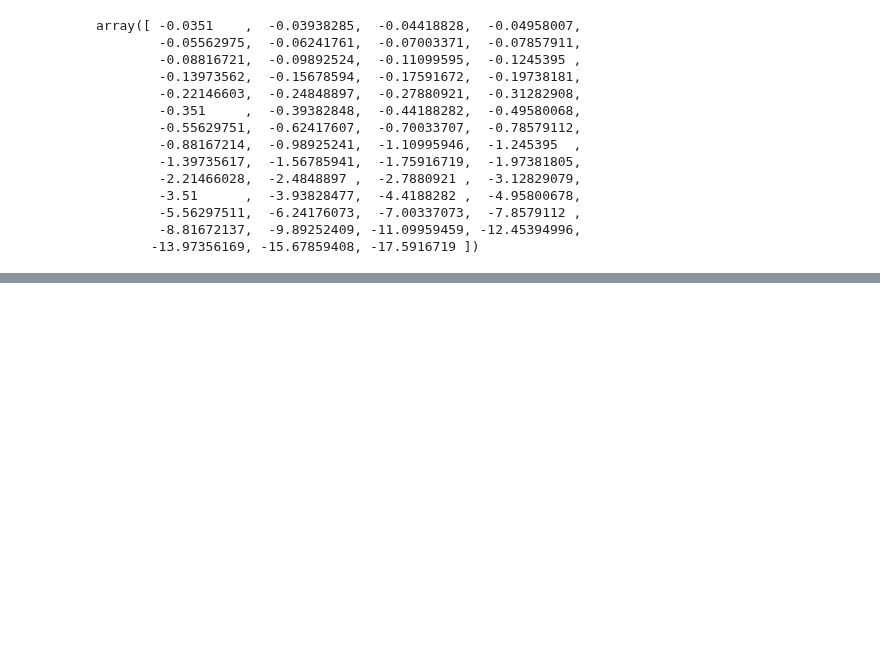
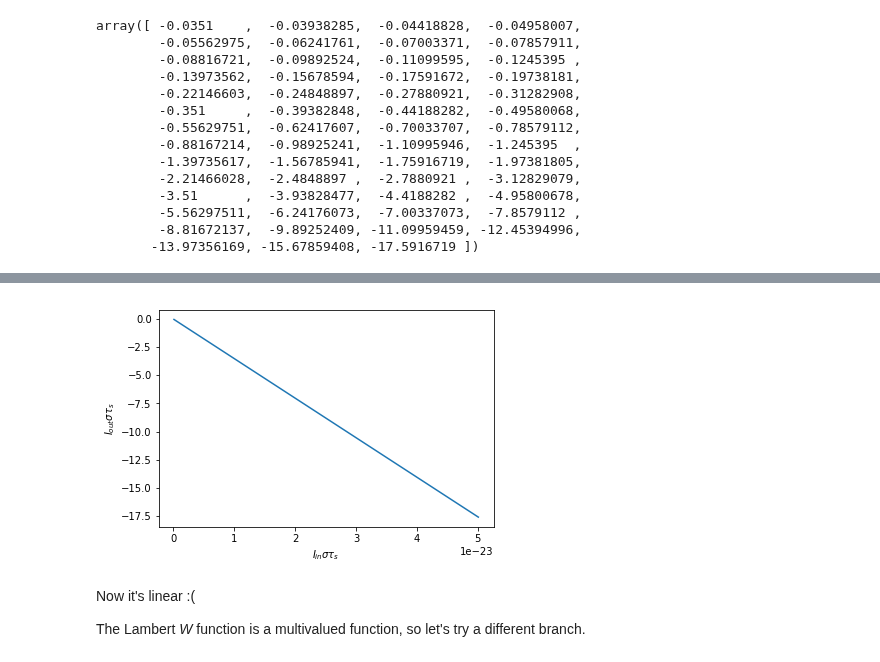
Before and after one commit to AnthonyDickson/summer-bursary-2018, a Jupyter notebook: Saturable Absorption Demo.ipynb, the cells around one changed output, grey strips where cells are left out. Cells and saved outputs as stored; diff of their text form; code cells hidden in the pictures; blank space fills up the shorter version.

```diff
--- a/Saturable Absorption Demo.ipynb
+++ b/Saturable Absorption Demo.ipynb
@@ -127,17 +142,18 @@ plt.plot(range(len(data_mw)), data_mw)
 # %%
 from scipy.special import lambertw
 
-def t_m(i_in):
+def t_m(i_in, k=0):
     """Calculate T_m (maximum transmitted intensity) based on the
     expression for saturable absorption rearranged to solve for
     T_m
 
     Arguments:
         i_in: The incident intensity.
+        k: The branch index for the Lambert W function
 
     Returns: T_m, the maximum transmitted intensity in mW.
     """
-    return 0.5 * lambertw(2 * np.exp(2 * i_in * sigma * tau_s) * i_in * sigma * tau_s * T_0) / (sigma * tau_s * i_in)
+    return (1/2) * lambertw(2 * np.exp(2 * i_in * sigma * tau_s) * i_in * sigma * tau_s * T_0, k=k) / (sigma * tau_s * i_in)
 # %%
 intensity = to_mw(-30)
 intensity * t_m(intensity)
@@ -149,6 +162,5 @@ def i_out(i_in):
 # %%
-i_in_sigma_tau
-data_that_should_be_right = np.array([i_out(to_mw(i_in)) for i_in in I])
+data_that_should_be_right = np.array([to_mw(i_in) * t_m(to_mw(i_in)) for i_in in I])
 data_that_should_be_right = data_that_should_be_right.real # the imaginary parts are all zero anyway
 data_that_should_be_right
 # %% [output]
@@ -184,0 +191,3 @@ Expected end of text (at char 0), (line:1, col:1)
+# %%
+x_axis_data = [to_mw(i_in) * sigma * tau_s for i_in in I]
+x_axis_data
@@ -184,0 +212,11 @@ Expected end of text (at char 0), (line:1, col:1)
+# %%
+plt.plot(x_axis_data, data_that_should_be_right)
+plt.ylabel('$I_{out}\sigma\\tau_s$')
+plt.xlabel('$I_{in}\sigma\\tau_s$')
+plt.show()
+# %% [output]
+[figure, added]
+# %% [markdown]
+Now it's linear :(
+
+The Lambert _W_ function is a multivalued function, so let's try a different branch.
```
Also changed, not shown: parts of 11 cells of this notebook.
